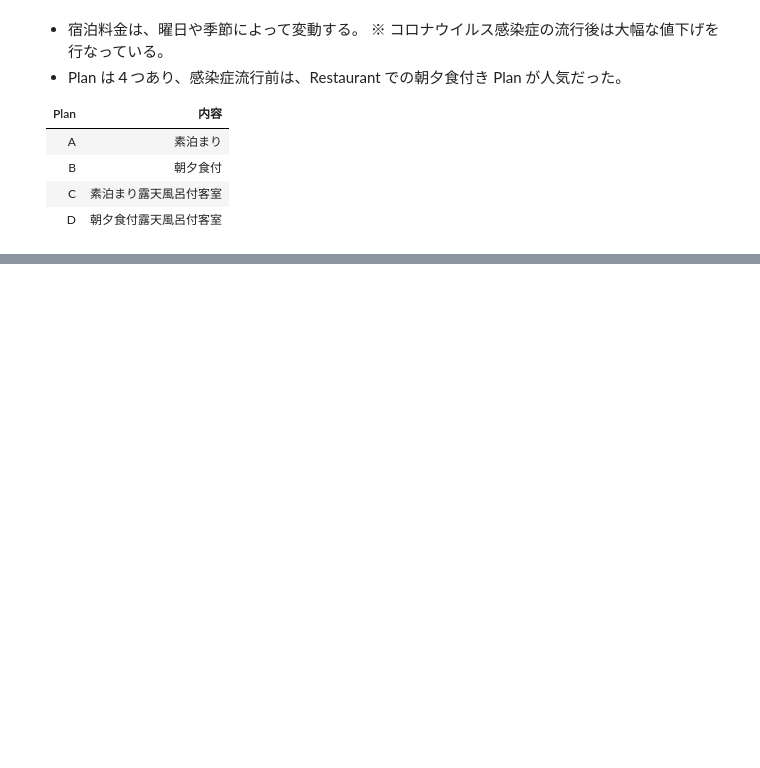
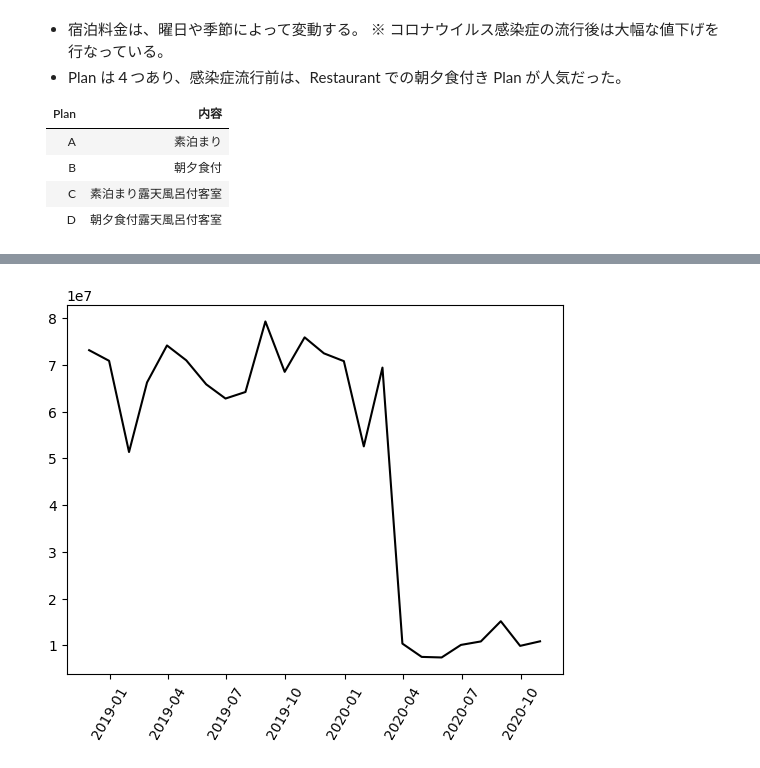
Before and after one commit to 1024xx4/math_programing_for_ai_and_ds, a Jupyter notebook: section01/section01.ipynb, the cells around one changed output, grey strips where cells are left out. Drawn from its saved outputs; the diff is of its cells as text; code cells hidden in the pictures; blank space fills up the shorter version.

```diff
--- a/section01/section01.ipynb
+++ b/section01/section01.ipynb
@@ -34,0 +42,8 @@ df_info
+# %%
+# 月ごとの売上を可視化する
+import matplotlib.pyplot as plt
+plt.plot(df_info['金額'].resample('M').sum(), color='k')
+plt.xticks(rotation=60)
+plt.show()
+# %% [output]
+[figure, added]
```
Also changed, not shown: parts of 3 cells of this notebook, 1 other file.
